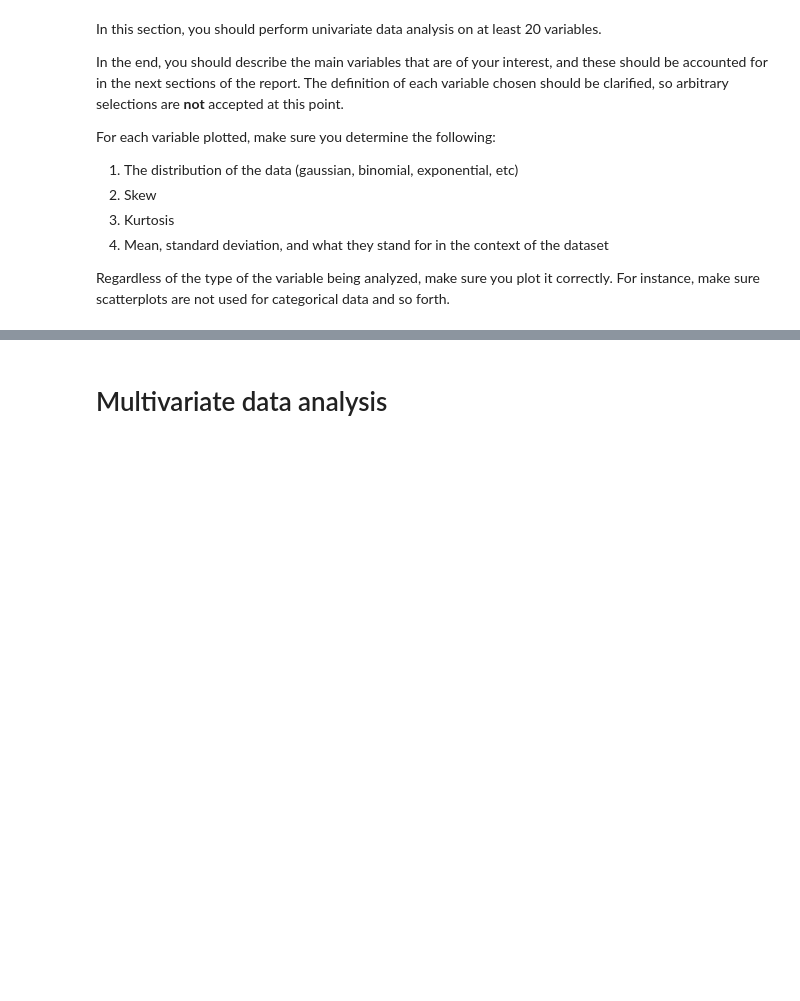
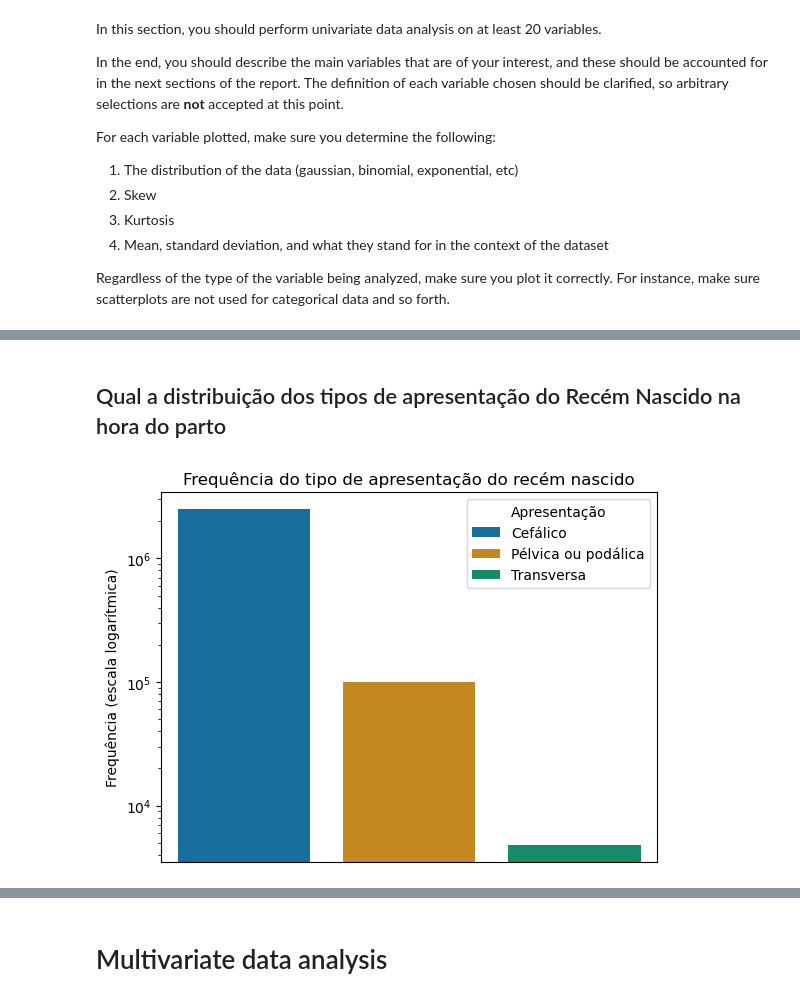
Before and after one commit to danielnowakassis/SINASC-Dataset, a Jupyter notebook: DS_project_template.ipynb, the cells around one changed output, grey strips where cells are left out. Cells and saved outputs as stored; diff of their text form; code cells hidden in the pictures; blank space fills up the shorter version.

```diff
--- a/DS_project_template.ipynb
+++ b/DS_project_template.ipynb
@@ -64,0 +195,14 @@ Regardless of the type of the variable being analyzed, make sure you plot it cor
+# %% [markdown]
+## Qual a distribuição dos tipos de apresentação do Recém Nascido na hora do parto
+# %%
+aprs_rn = full_df[['TPAPRESENT']].rename(columns={"TPAPRESENT":"Apresentação"})
+ax = sns.countplot(data=aprs_rn[aprs_rn['Apresentação'] != 'nan'], x='Apresentação', hue='Apresentação', dodge=False, palette='colorblind')
+ax.set_yscale('log')
+ax.set(xlabel=None)
+
+plt.ylabel('Frequência (escala logarítmica)')
+plt.title("Frequência do tipo de apresentação do recém nascido")
+plt.tick_params(axis='x', which='both', bottom=False, top=False, labelbottom=False)
+plt.show()
+# %% [output]
+[figure, added]
```
Also changed, not shown: parts of 26 cells of this notebook, 6 other files.
